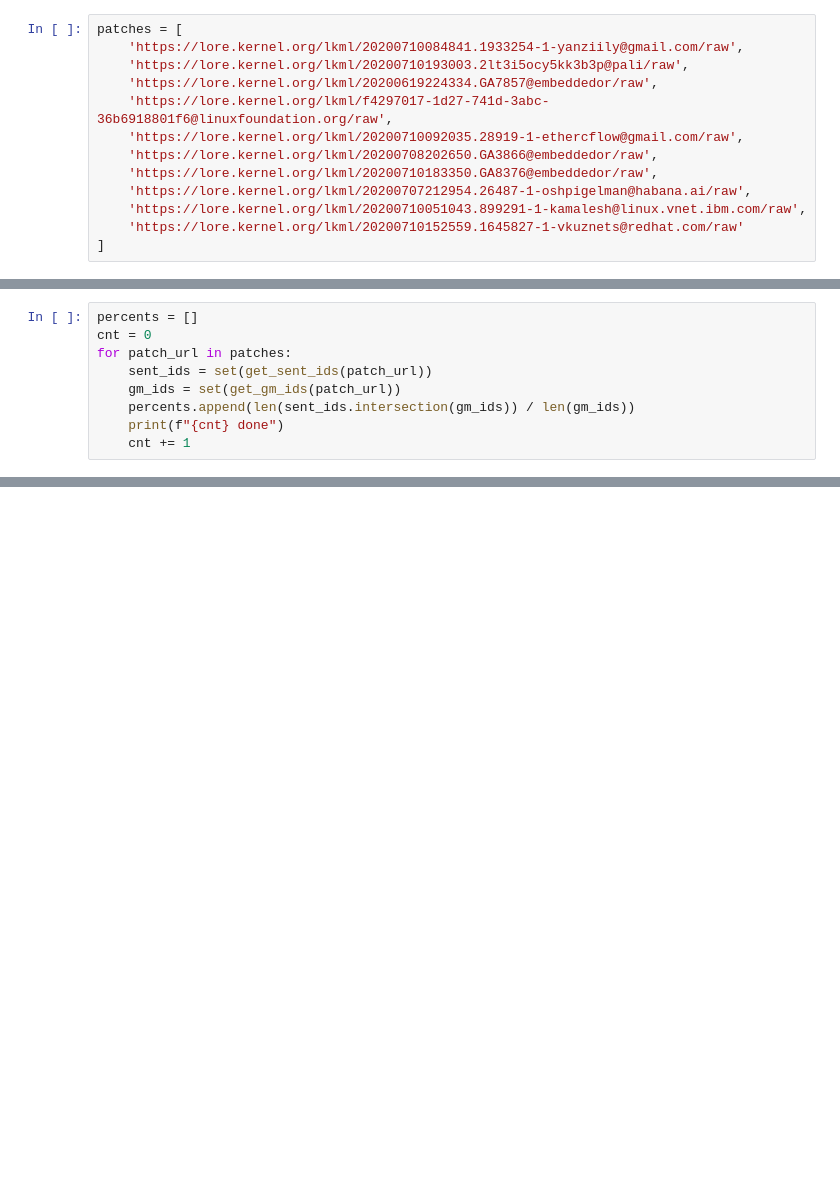
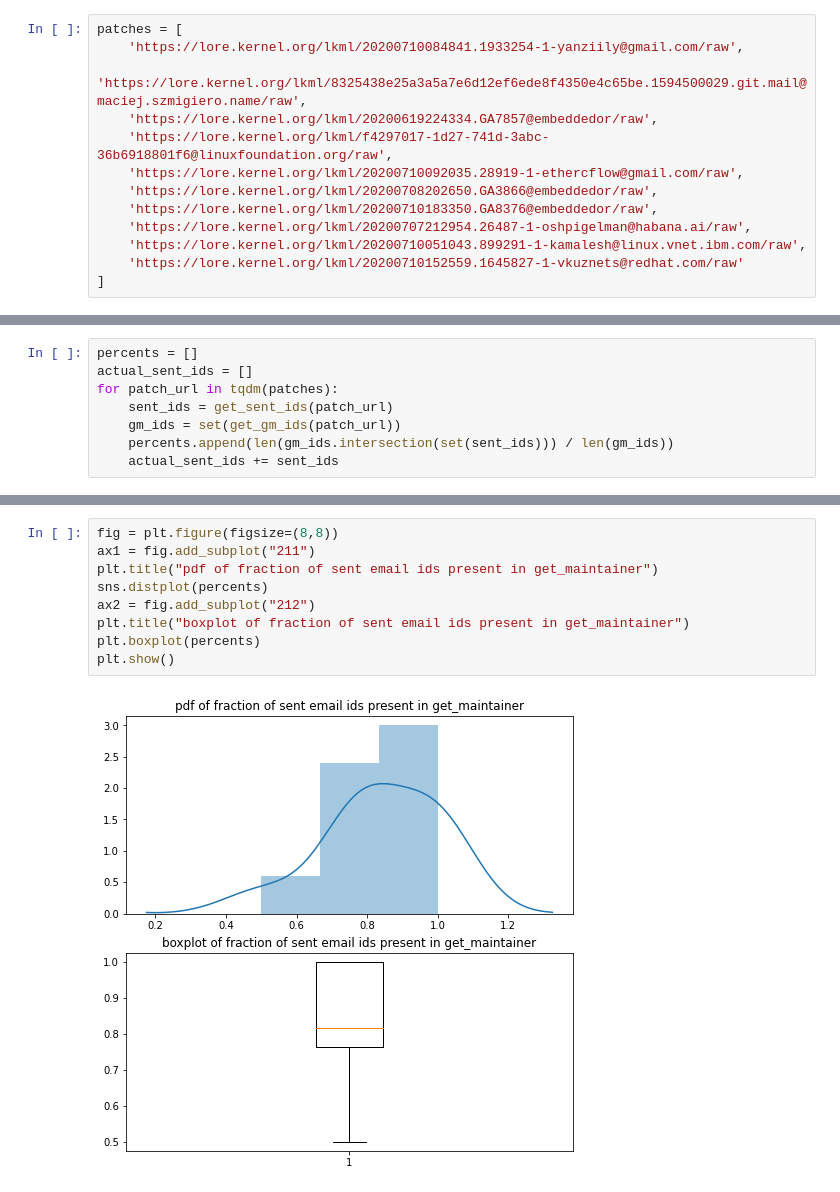
Before and after one commit to darkMatter00/pasta-exp, a Jupyter notebook: gm_analysis.ipynb, the cells around one changed output, grey strips where cells are left out. Cells and saved outputs as stored; diff of their text form; blank space fills up the shorter version.

```diff
--- a/gm_analysis.ipynb
+++ b/gm_analysis.ipynb
@@ -1,7 +1,7 @@
 # %%
 patches = [
     'https://lore.kernel.org/lkml/20200710084841.1933254-1-yanziily@gmail.com/raw',
-    'https://lore.kernel.org/lkml/20200710193003.2lt3i5ocy5kk3b3p@pali/raw',
+    'https://lore.kernel.org/lkml/8325438e25a3a5a7e6d12ef6ede8f4350e4c65be.1594500029.git.mail@maciej.szmigiero.name/raw',
     'https://lore.kernel.org/lkml/20200619224334.GA7857@embeddedor/raw',
     'https://lore.kernel.org/lkml/f4297017-1d27-741d-3abc-36b6918801f6@linuxfoundation.org/raw',
     'https://lore.kernel.org/lkml/20200710092035.28919-1-ethercflow@gmail.com/raw',
@@ -28,9 +20,8 @@ from pasta_utils import *
 # %%
 percents = []
-cnt = 0
-for patch_url in patches:
-    sent_ids = set(get_sent_ids(patch_url))
+actual_sent_ids = []
+for patch_url in tqdm(patches):
+    sent_ids = get_sent_ids(patch_url)
     gm_ids = set(get_gm_ids(patch_url))
-    percents.append(len(sent_ids.intersection(gm_ids)) / len(gm_ids))
-    print(f"{cnt} done")
-    cnt += 1
+    percents.append(len(gm_ids.intersection(set(sent_ids))) / len(gm_ids))
+    actual_sent_ids += sent_ids
@@ -42,0 +58,11 @@ get_gm_ids(patches[0])
+# %%
+fig = plt.figure(figsize=(8,8))
+ax1 = fig.add_subplot("211")
+plt.title("pdf of fraction of sent email ids present in get_maintainer")
+sns.distplot(percents)
+ax2 = fig.add_subplot("212")
+plt.title("boxplot of fraction of sent email ids present in get_maintainer")
+plt.boxplot(percents)
+plt.show()
+# %% [output]
+[figure, added]
```
Also changed, not shown: parts of 10 cells of this notebook, 1 other file.
